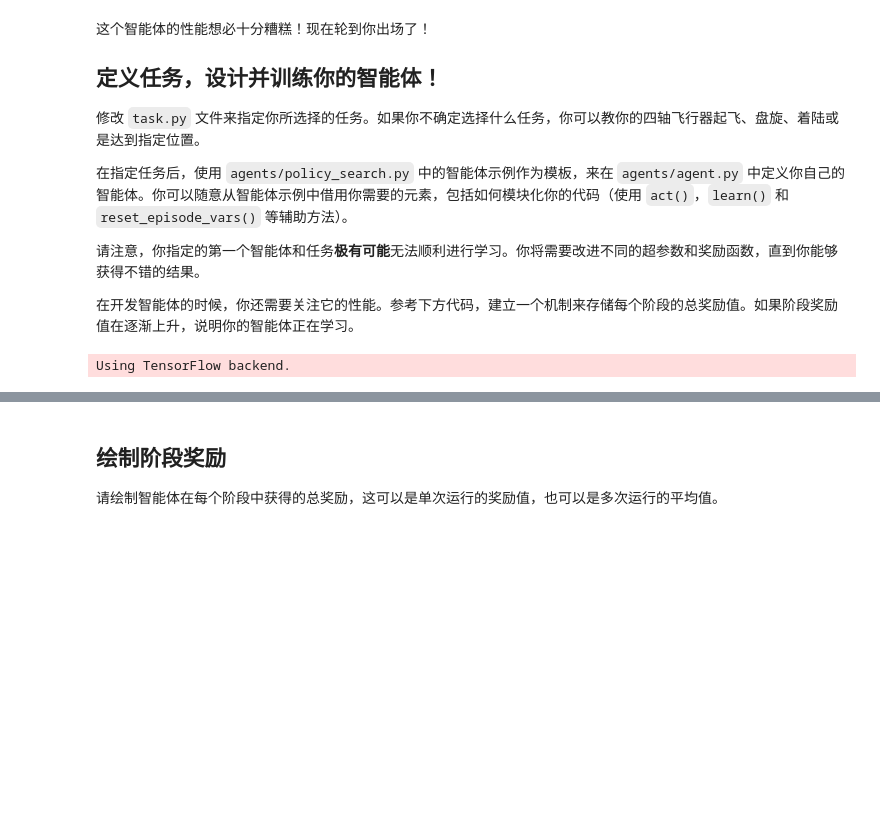
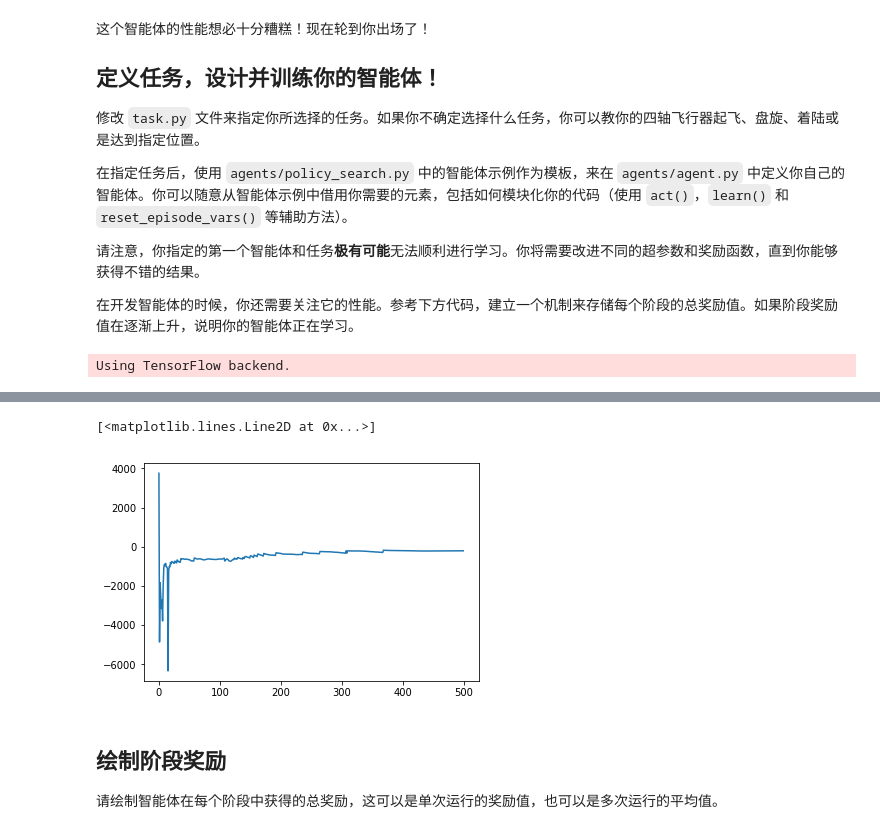
Before and after one commit to fyingzhu/udacity-dlnd-rl-Quadcopter_Project_zh, a Jupyter notebook: Quadcopter_Project_zh.ipynb, the cells around one changed output, grey strips where cells are left out. Saved outputs shown, nothing was run; the diff lists cells and outputs as text; code cells hidden in the pictures; blank space fills up the shorter version.

```diff
--- a/Quadcopter_Project_zh.ipynb
+++ b/Quadcopter_Project_zh.ipynb
@@ -366,3 +366,12 @@ Episode 500/500 | Max Average Score: -60.88144905796803 | Current Average Score:
+# %%
+## TODO: Plot the rewards.
+import matplotlib.pyplot as plt
+%matplotlib inline
+
+plt.plot(scores)
+# %% [output]
+[<matplotlib.lines.Line2D at 0x...>]
+[figure, added]
 # %% [markdown]
 ## 绘制阶段奖励
 
```
Also changed, not shown: parts of 8 cells of this notebook, 2 other files.
